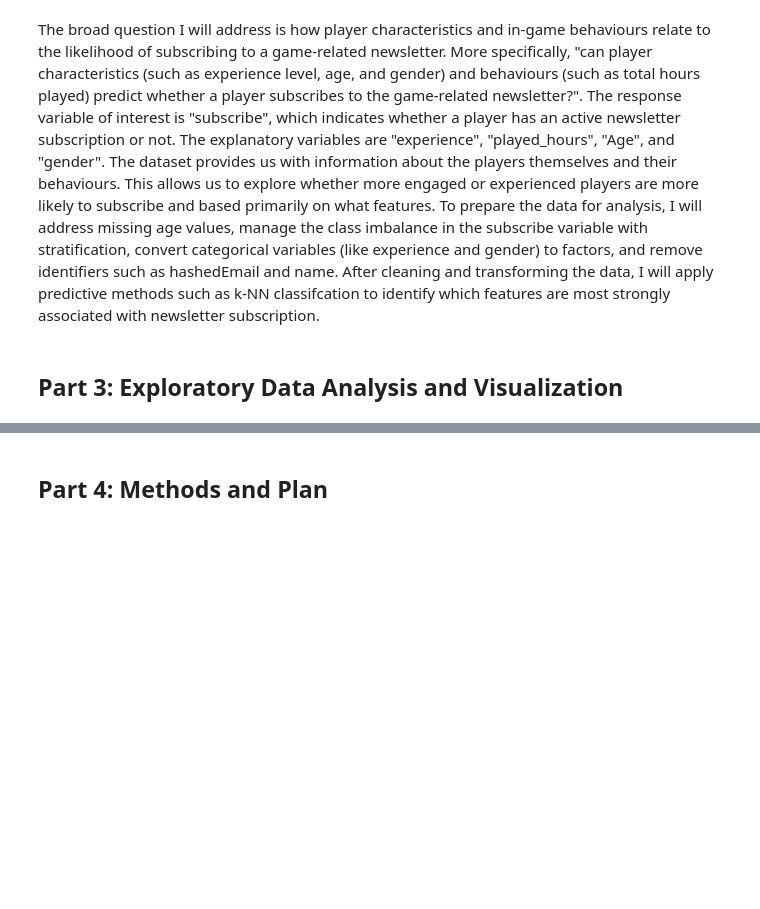
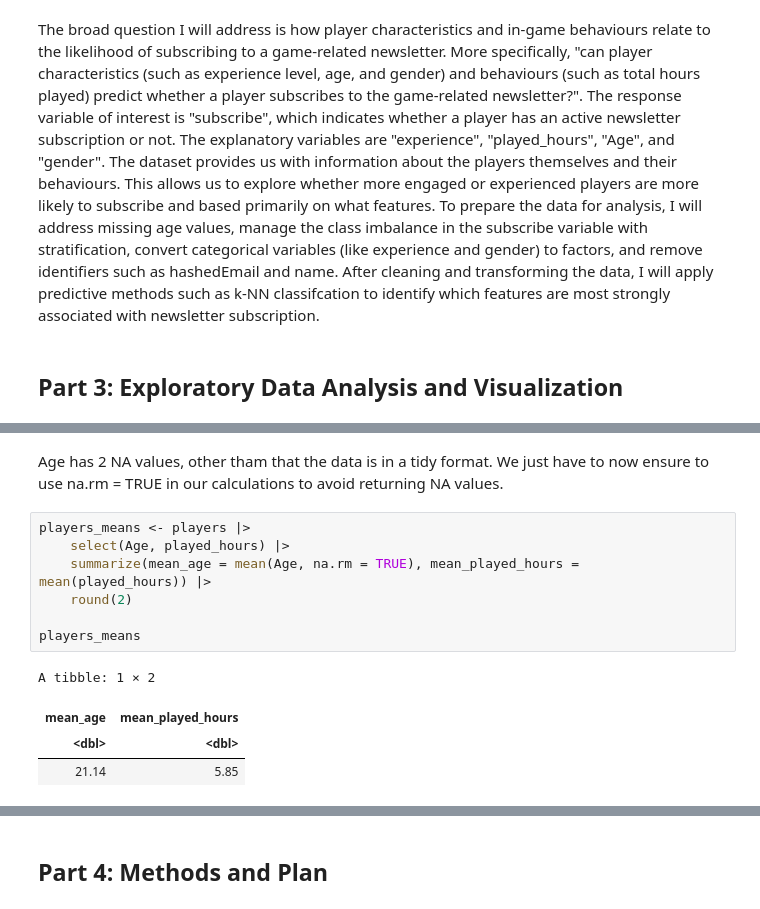
Before and after one commit to arian-d1/dsci100_planning_report, a Jupyter notebook: report.ipynb, the cells around one changed output, grey strips where cells are left out. Cells and saved outputs as stored; diff of their text form; blank space fills up the shorter version.

```diff
--- a/report.ipynb
+++ b/report.ipynb
@@ -175,0 +230,14 @@ The broad question I will address is how player characteristics and in-game beha
+# %% [markdown]
+Age has 2 NA values, other tham that the data is in a tidy format. We just have to now ensure to use na.rm = TRUE in our calculations to avoid returning NA values.
+# %%
+players_means <- players |>
+    select(Age, played_hours) |>
+    summarize(mean_age = mean(Age, na.rm = TRUE), mean_played_hours = mean(played_hours)) |>
+    round(2)
+
+players_means
+# %% [output]
+A tibble: 1 × 2
+| mean_age | mean_played_hours |
+| <dbl> | <dbl> |
+| 21.14 | 5.85 |
```
Also changed, not shown: parts of 13 cells of this notebook.
